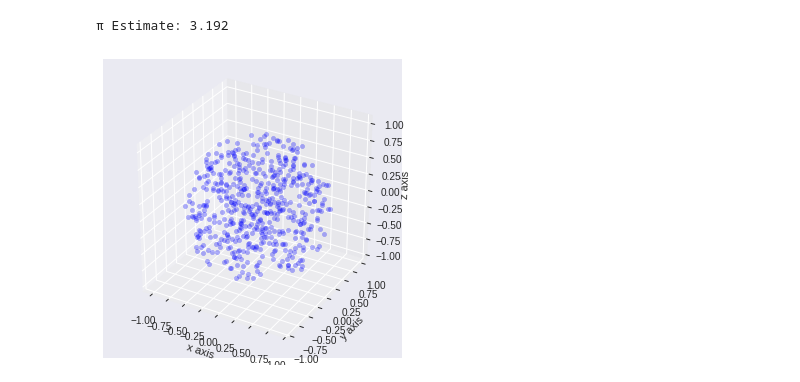
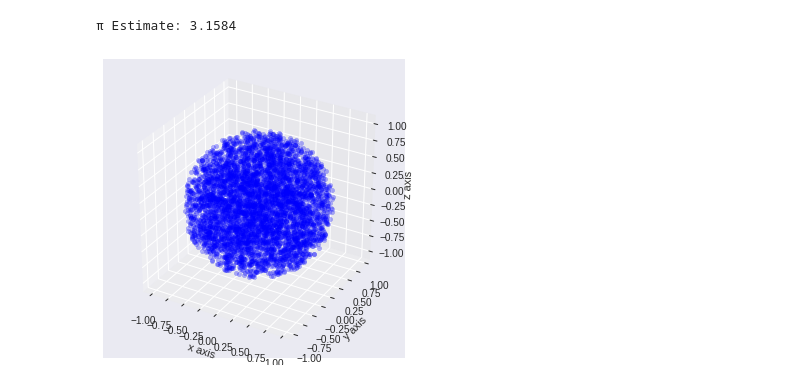
Before and after one commit to kaireylee/MiscPythonNotebooks, a Jupyter notebook: MonteCarloPi.ipynb, the cells around one changed output. Cells and saved outputs as stored; diff of their text form; code cells hidden in the pictures.

```diff
--- a/MonteCarloPi.ipynb
+++ b/MonteCarloPi.ipynb
@@ -23,30 +15,30 @@ import imageio
 import random
 # %%
 inside_sphere = 0
-iterations = 6000
+iterations = 10000
 i = 0
 
 fig = plt.figure()
 ax = fig.add_subplot(111, projection='3d',aspect='equal')
 
 ax.set_xlabel('x axis')
 ax.set_ylabel('y axis')
 ax.set_zlabel('z axis')
 
 while(i < iterations):
   #generate random floats
   x = random.uniform(-1,1)
   y = random.uniform(-1,1)
   z = random.uniform(-1,1)
   d = x*x + y*y + z*z
   if(d <= 1):
     inside_sphere+=1
     ax.scatter(x, y, z, c='b', alpha=0.3)
   i+=1
 
 pi_est = 6*inside_sphere/i
 print("π Estimate: " + str(pi_est))
 plt.show()
 # %% [output]
-π Estimate: 3.192
+π Estimate: 3.1584
-[figure, old version]
+[figure, new version]
```
Also changed, not shown: parts of 3 cells of this notebook.
